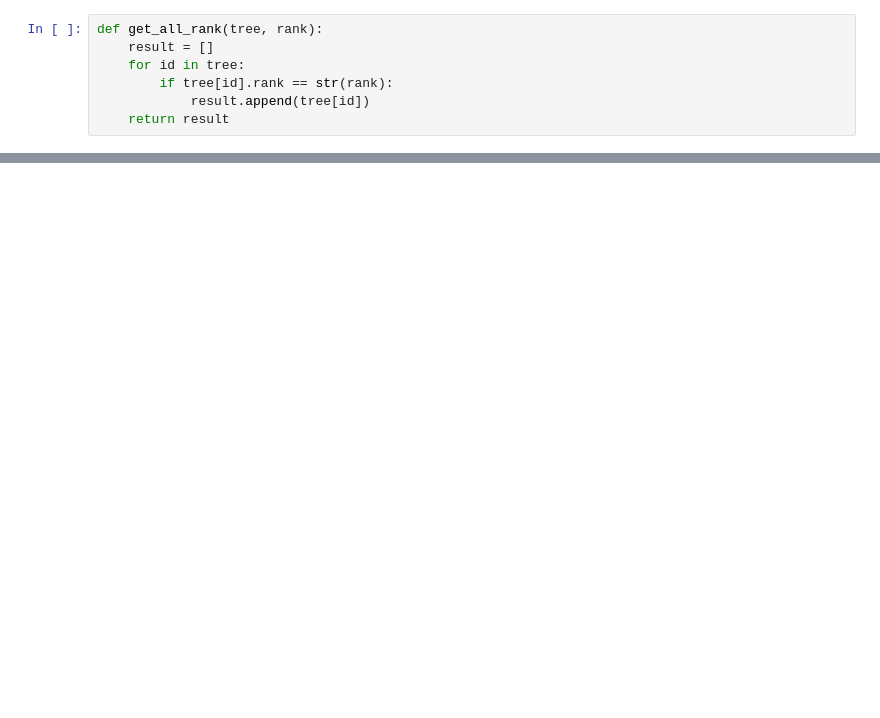
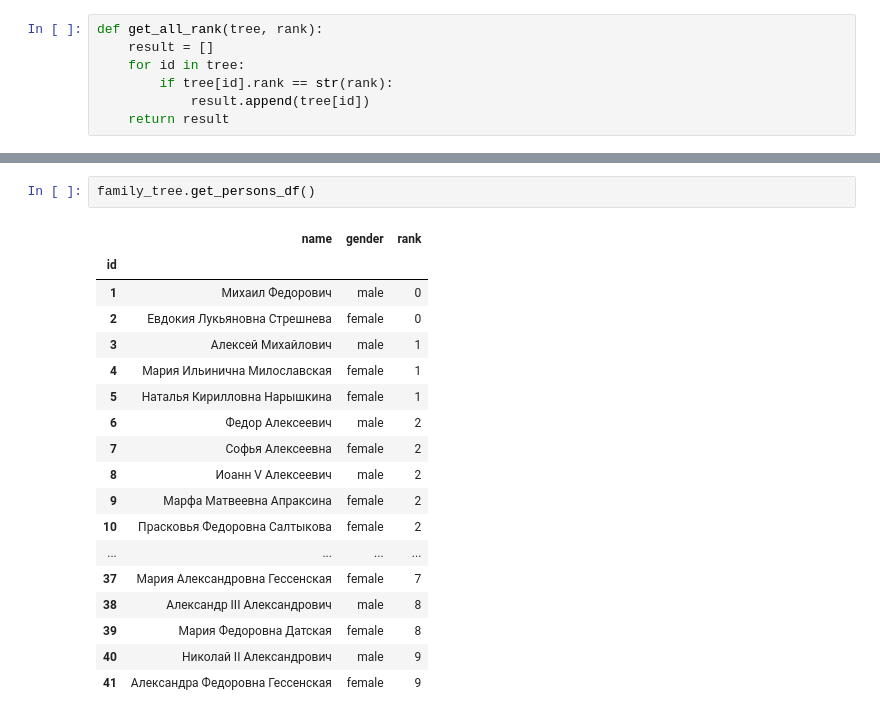
Before and after one commit to grushanina/json_parser, a Jupyter notebook: family_tree.ipynb, the cells around one changed output, grey strips where cells are left out. Cells and saved outputs as stored; diff of their text form; blank space fills up the shorter version.

```diff
--- a/family_tree.ipynb
+++ b/family_tree.ipynb
@@ -105,0 +173,21 @@ family_tree.tree
+# %%
+family_tree.get_persons_df()
+# %% [output]
+|  | name | gender | rank |
+| id |  |  |  |
+| 1 | Михаил Федорович | male | 0 |
+| 2 | Евдокия Лукьяновна Стрешнева | female | 0 |
+| 3 | Алексей Михайлович | male | 1 |
+| 4 | Мария Ильинична Милославская | female | 1 |
+| 5 | Наталья Кирилловна Нарышкина | female | 1 |
+| 6 | Федор Алексеевич | male | 2 |
+| 7 | Софья Алексеевна | female | 2 |
+| 8 | Иоанн V Алексеевич | male | 2 |
+| 9 | Марфа Матвеевна Апраксина | female | 2 |
+| 10 | Прасковья Федоровна Салтыкова | female | 2 |
+| ... | ... | ... | ... |
+| 37 | Мария Александровна Гессенская | female | 7 |
+| 38 | Александр III Александрович | male | 8 |
+| 39 | Мария Федоровна Датская | female | 8 |
+| 40 | Николай II Александрович | male | 9 |
+| 41 | Александра Федоровна Гессенская | female | 9 |
```
Also changed, not shown: parts of 6 cells of this notebook.
